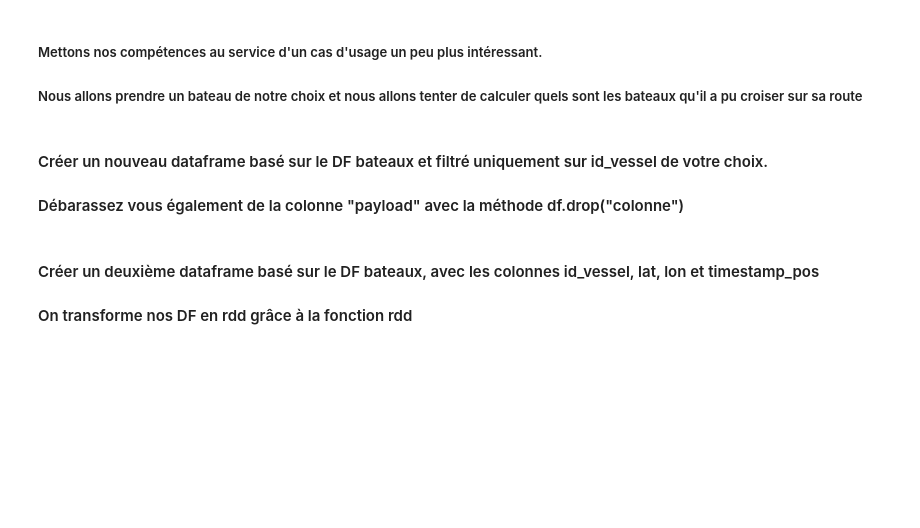
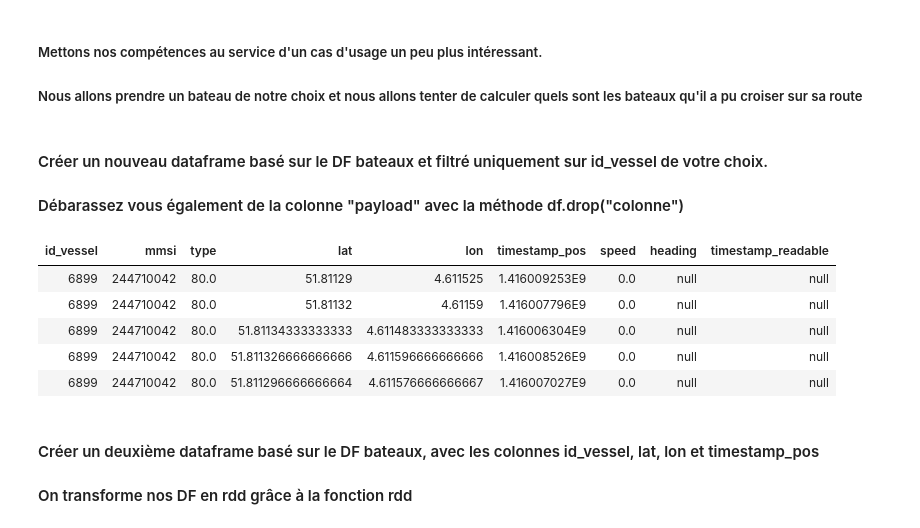
Before and after one commit to dilys27/iesa-poo, a Jupyter notebook: tpNoté/Dataframe.ipynb, the cells around one changed output. Saved outputs shown, nothing was run; the diff lists cells and outputs as text; code cells hidden in the pictures; blank space fills up the shorter version.

```diff
--- a/tpNoté/Dataframe.ipynb
+++ b/tpNoté/Dataframe.ipynb
@@ -199,6 +301,17 @@ display(spark.sql("SELECT * FROM bateaux WHERE id_vessel = 60202"))
 # %% [markdown]
 #### Créer un nouveau dataframe basé sur le DF bateaux et filtré uniquement sur id_vessel de votre choix.
 #### Débarassez vous également de la colonne "payload" avec la méthode df.drop("colonne")
+# %%
+dfTest = spark.sql("SELECT * FROM bateaux WHERE id_vessel = 6899")
+dfTest = dfTest.drop("payload")
+display(dfTest)
+# %% [output]
+| id_vessel | mmsi | type | lat | lon | timestamp_pos | speed | heading | timestamp_readable |
+| 6899 | 244710042 | 80.0 | 51.81129 | 4.611525 | 1.416009253E9 | 0.0 | null | null |
+| 6899 | 244710042 | 80.0 | 51.81132 | 4.61159 | 1.416007796E9 | 0.0 | null | null |
+| 6899 | 244710042 | 80.0 | 51.81134333333333 | 4.611483333333333 | 1.416006304E9 | 0.0 | null | null |
+| 6899 | 244710042 | 80.0 | 51.811326666666666 | 4.611596666666666 | 1.416008526E9 | 0.0 | null | null |
+| 6899 | 244710042 | 80.0 | 51.811296666666664 | 4.611576666666667 | 1.416007027E9 | 0.0 | null | null |
 # %% [markdown]
 #### Créer un deuxième dataframe basé sur le DF bateaux, avec les colonnes id_vessel, lat, lon et timestamp_pos
 #### On transforme nos DF en rdd grâce à la fonction rdd
```
Also changed, not shown: parts of 16 cells of this notebook, 1 other file.
